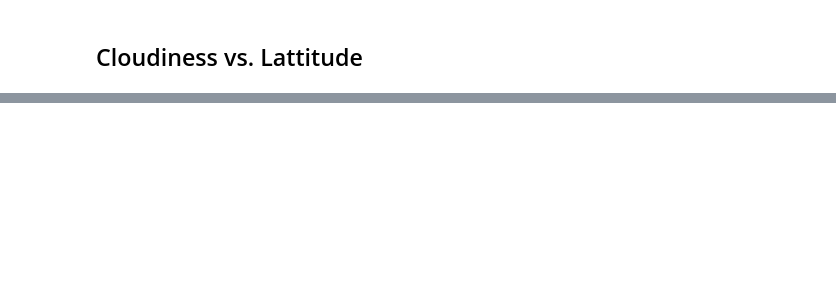
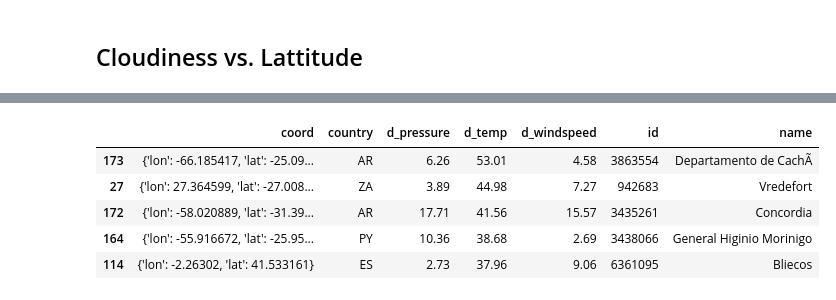
Before and after one commit to Jmosesee/WeatherPy, a Jupyter notebook: WeatherPy.ipynb, the cells around one changed output, grey strips where cells are left out. Saved outputs shown, nothing was run; the diff lists cells and outputs as text; code cells hidden in the pictures; blank space fills up the shorter version.

```diff
--- a/WeatherPy.ipynb
+++ b/WeatherPy.ipynb
@@ -138,0 +144,52 @@ plt.savefig('wind_speed_vs_lat.png', format='png')
+# %%
+# import the city list from http://bulk.openweathermap.org/sample/city.list.json.gz
+city_list = pd.read_json('city.list.json')
+# %%
+# compares the predicted weather with the current weather for a given city, and returns the expected change as an absolute value
+def forecasted_deltas(city_id):
+    # get the current weather for the city
+    url = weather_base_url + "&id=" + str(city_id)
+    weather_response = requests.get(url)
+    if weather_response.ok:
+        j = weather_response.json()
+        current_temp = j['main']['temp']
+        current_pressure = j['main']['pressure']
+        current_windspeed = j['wind']['speed']
+        # print (current_temp, current_pressure, current_windspeed)
+
+    # get the forecast for the city
+    forecast_base_url = "http://api.openweathermap.org/data/2.5/forecast?units=Imperial&APPID=" + api_key
+    url = forecast_base_url + "&id=" + str(random_city.id)
+    forecast_response = requests.get(url)
+
+    if forecast_response.ok:
+        j = forecast_response.json()
+        # Multiple forecasts, for several different times, are returned for one request.
+        # Find the maximum absolute difference between the current weather and any of these forecasts.
+        max_deltas = {'d_temp': max([abs(current_temp - x['main']['temp']) for x in j['list']]),
+                  'd_pressure': max([abs(current_pressure - x['main']['pressure']) for x in j['list']]),
+                  'd_windspeed': max([abs(current_windspeed - x['wind']['speed']) for x in j['list']])}
+
+    return max_deltas
+# %%
+#Gather a set of data about expected weather change
+n_cities = 200
+data = []
+while len(data) < n_cities:
+    # select a city at random (not based on a random choice of coordinates)
+    random_city = city_list.iloc[np.random.randint(len(city_list))]
+    # find the max of its expected weather change
+    max_deltas = forecasted_deltas(random_city.id)
+    # append the result to a list of dicts
+    data.append({**random_city, **max_deltas})
+df = pd.DataFrame(data)
+# %%
+# Top 5 cities where temperature is about to change
+df.sort_values(by = 'd_temp', ascending = False).head()
+# %% [output]
+|  | coord | country | d_pressure | d_temp | d_windspeed | id | name |
+| 173 | {'lon': -66.185417, 'lat': -25.09... | AR | 6.26 | 53.01 | 4.58 | 3863554 | Departamento de CachÃ­ |
+| 27 | {'lon': 27.364599, 'lat': -27.008... | ZA | 3.89 | 44.98 | 7.27 | 942683 | Vredefort |
+| 172 | {'lon': -58.020889, 'lat': -31.39... | AR | 17.71 | 41.56 | 15.57 | 3435261 | Concordia |
+| 164 | {'lon': -55.916672, 'lat': -25.95... | PY | 10.36 | 38.68 | 2.69 | 3438066 | General Higinio Morinigo |
+| 114 | {'lon': -2.26302, 'lat': 41.533161} | ES | 2.73 | 37.96 | 9.06 | 6361095 | Bliecos |
```
Also changed, not shown: parts of 14 cells of this notebook.
